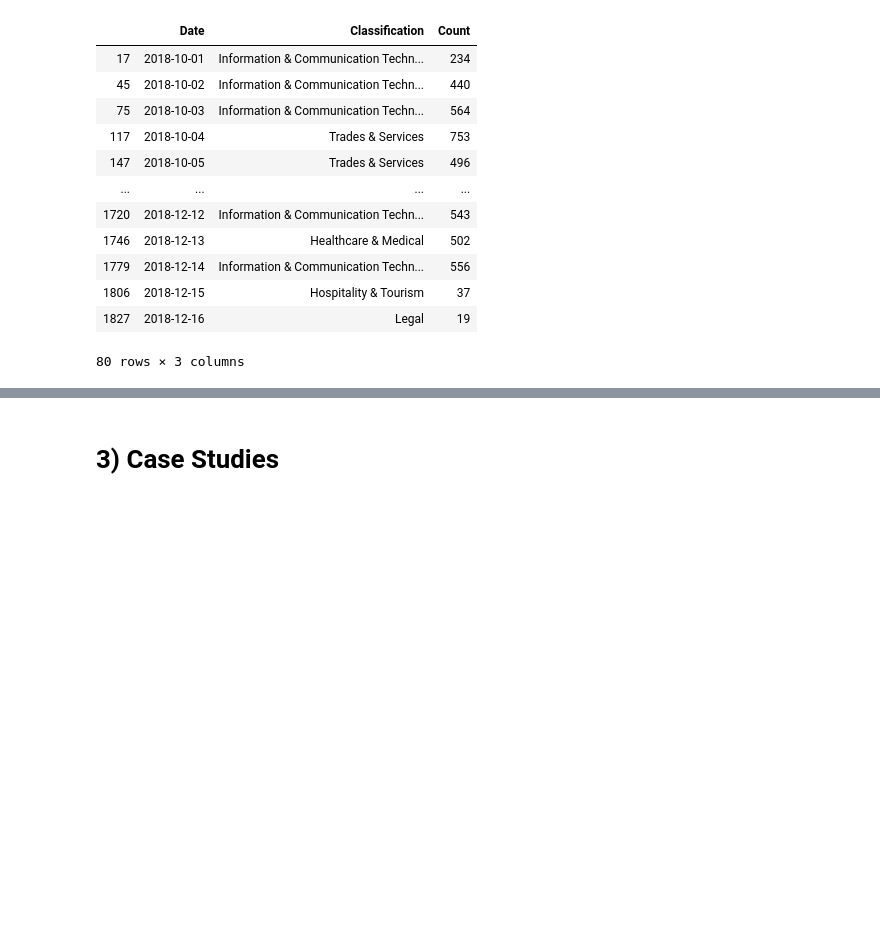
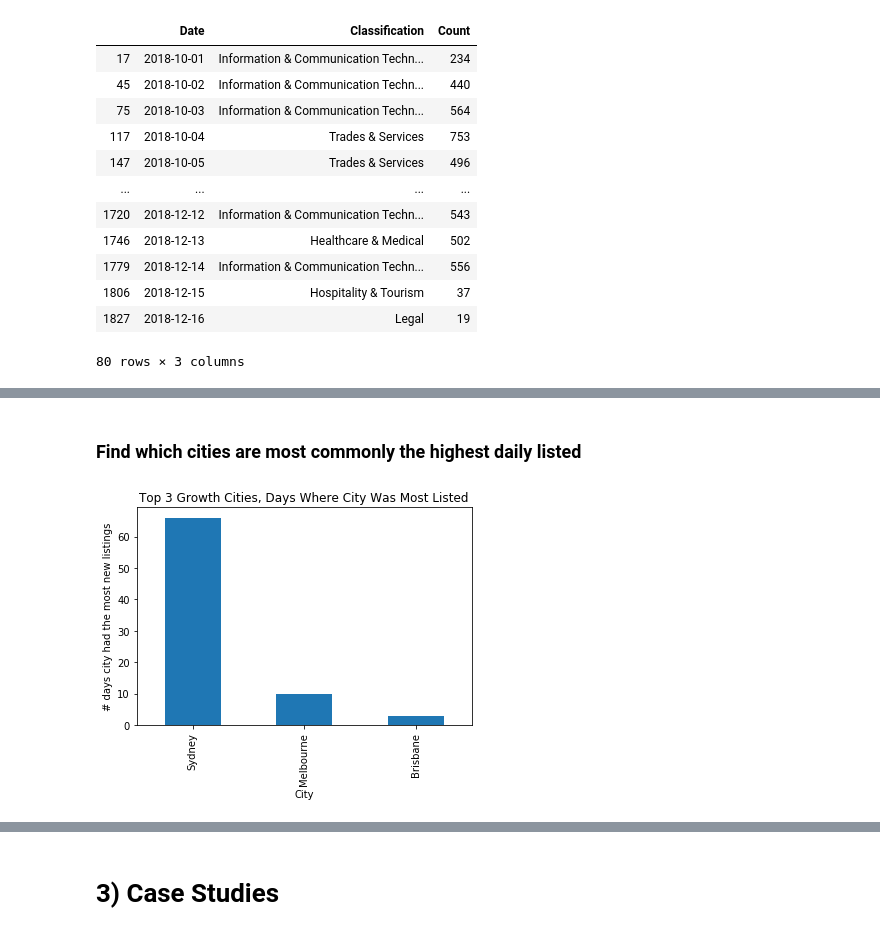
Before and after one commit to RyanWillie/Big-Data-Assignment, a Jupyter notebook: Notebook.ipynb, the cells around one changed output, grey strips where cells are left out. Saved outputs shown, nothing was run; the diff lists cells and outputs as text; code cells hidden in the pictures; blank space fills up the shorter version.

```diff
--- a/Notebook.ipynb
+++ b/Notebook.ipynb
@@ -425,0 +400,6 @@ Text(0, 0.5, '# days sector had the most new listings')
+# %%
+location_trend = df[['Location', 'Date', "Id"]].groupby(["Date", "Location"]).size().reset_index()
+location_trend.columns = ["Date", "Location", "Count"]
+
+idx = location_trend.groupby(['Date'])['Count'].transform(max) == location_trend['Count']
+location_trend = location_trend[idx]
@@ -425,0 +424,9 @@ Text(0, 0.5, '# days sector had the most new listings')
+# %% [markdown]
+### Find which cities are most commonly the highest daily listed
+# %%
+location_trend.groupby("Location")["Location"].count().nlargest(3).plot(kind='bar', title="Top 3 Growth Cities, Days Where City Was Most Listed")
+plt.xlabel("City")
+plt.ylabel("# days city had the most new listings")
+plt.show()
+# %% [output]
+[figure, added]
```
Also changed, not shown: parts of 15 cells of this notebook.
